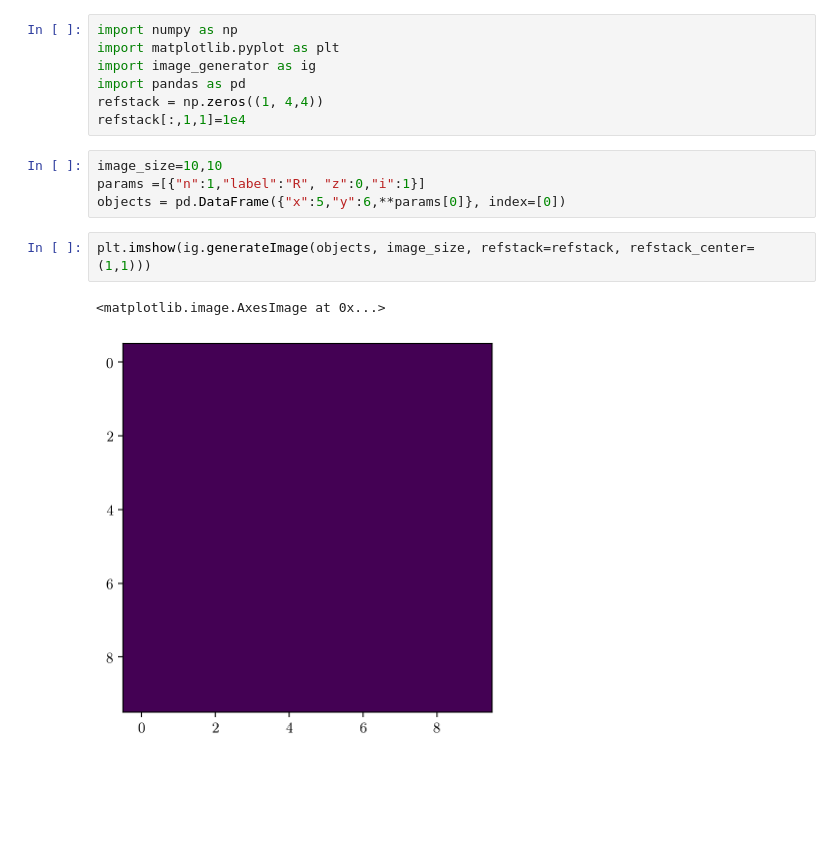
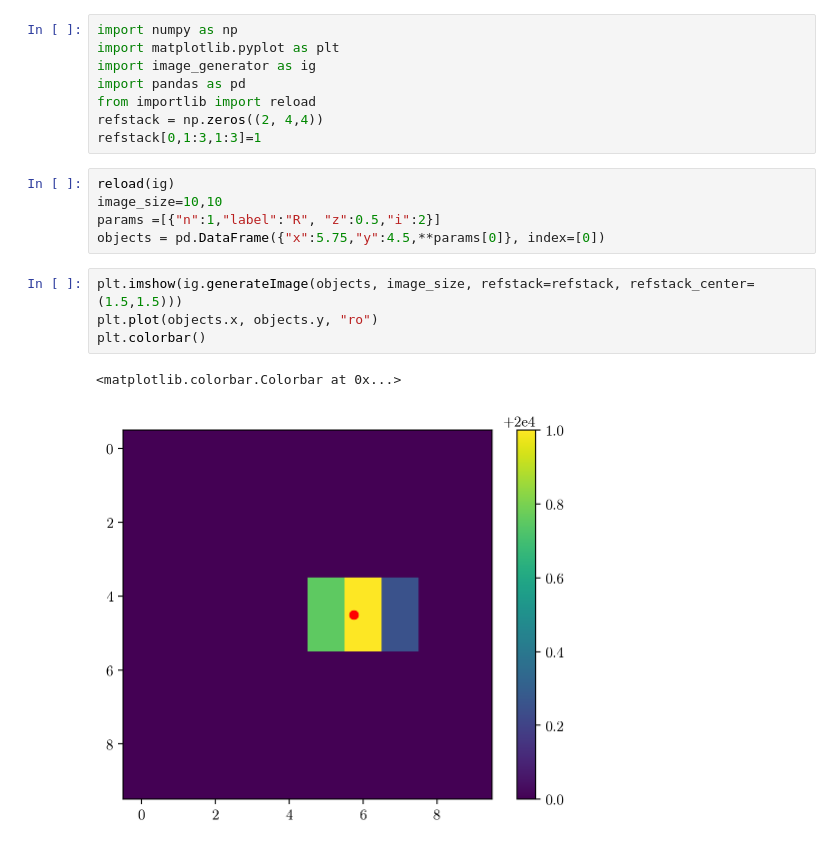
Before and after one commit to till-robert/YOLOtrack11, a Jupyter notebook: notebooks/subpixeltest.ipynb, the cells around one changed output. Saved outputs shown, nothing was run; the diff lists cells and outputs as text; blank space fills up the shorter version.

```diff
--- a/notebooks/subpixeltest.ipynb
+++ b/notebooks/subpixeltest.ipynb
@@ -3,14 +3,18 @@ import numpy as np
 import matplotlib.pyplot as plt
 import image_generator as ig
 import pandas as pd
-refstack = np.zeros((1, 4,4))
-refstack[:,1,1]=1e4
+from importlib import reload
+refstack = np.zeros((2, 4,4))
+refstack[0,1:3,1:3]=1
 # %%
+reload(ig)
 image_size=10,10
-params =[{"n":1,"label":"R", "z":0,"i":1}]
-objects = pd.DataFrame({"x":5,"y":6,**params[0]}, index=[0])
+params =[{"n":1,"label":"R", "z":0.5,"i":2}]
+objects = pd.DataFrame({"x":5.75,"y":4.5,**params[0]}, index=[0])
 # %%
-plt.imshow(ig.generateImage(objects, image_size, refstack=refstack, refstack_center=(1,1)))
+plt.imshow(ig.generateImage(objects, image_size, refstack=refstack, refstack_center=(1.5,1.5)))
+plt.plot(objects.x, objects.y, "ro")
+plt.colorbar()
 # %% [output]
-<matplotlib.image.AxesImage at 0x...>
+<matplotlib.colorbar.Colorbar at 0x...>
-[figure, old version]
+[figure, new version]
```
Also changed, not shown: 16 other files.
